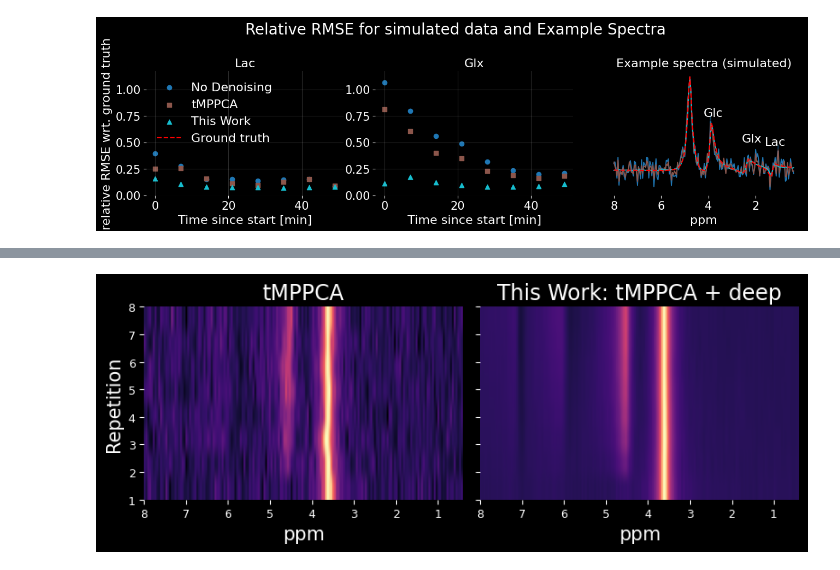
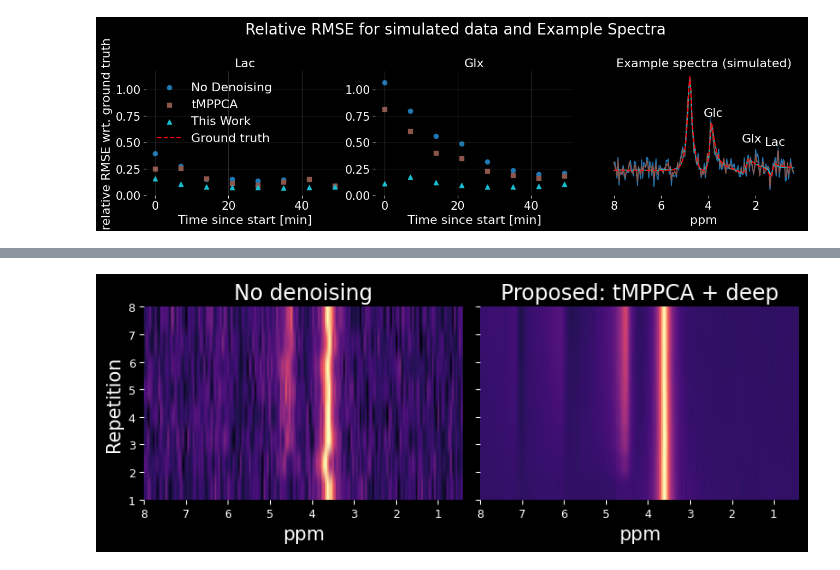
Before and after one commit to EdgarFischer/DMI_Denoising, a Jupyter notebook: notebooks/GraphikenISMRM_Simulations.ipynb, the cells around one changed output, grey strips where cells are left out. Cells and saved outputs as stored; diff of their text form; code cells hidden in the pictures.

```diff
--- a/notebooks/GraphikenISMRM_Simulations.ipynb
+++ b/notebooks/GraphikenISMRM_Simulations.ipynb
@@ -618,34 +618,34 @@ def plot_two_methods_heatmaps(
         if ax is axes[0]:
             ax.set_ylabel("Repetition", fontsize=15, color="white")
         ax.invert_xaxis()
         ax.tick_params(colors="white", labelsize=9)
         for spine in ax.spines.values():
             spine.set_visible(False)
 
     plt.tight_layout()
     if save_pdf:
         fig.savefig(save_pdf, bbox_inches="tight", facecolor="black")
     plt.show()
 
 # ===== Beispielaufruf =====
 base_dir_root = "MetabMaps"
-method_left  = "Lesion_Double_tMPPCA_5D"
+method_left  = "Lesion_Double_Noisy"
 method_right = "Lesion_Double_deep_tMPPCA_5D"
 reps = list(range(1, 9))
 xyz  = (11, 13, 11)
 ppm  = np.linspace(8, 0.4, 176)
 
 plot_two_methods_heatmaps(
     base_dir_root=base_dir_root,
     method_left=method_left,
     method_right=method_right,
     reps=reps,
     xyz=xyz,
     ppm=ppm,
     share_vscale=True,
-    title_left="tMPPCA",
-    title_right="This Work: tMPPCA + deep",
+    title_left="No denoising",
+    title_right="Proposed: tMPPCA + deep",
     save_pdf="spectra_heatmaps_dark.pdf",
 )
 # %% [output]
-[figure, old version]
+[figure, new version]
```
Also changed, not shown: parts of 1 cell of this notebook, 24 other files.
